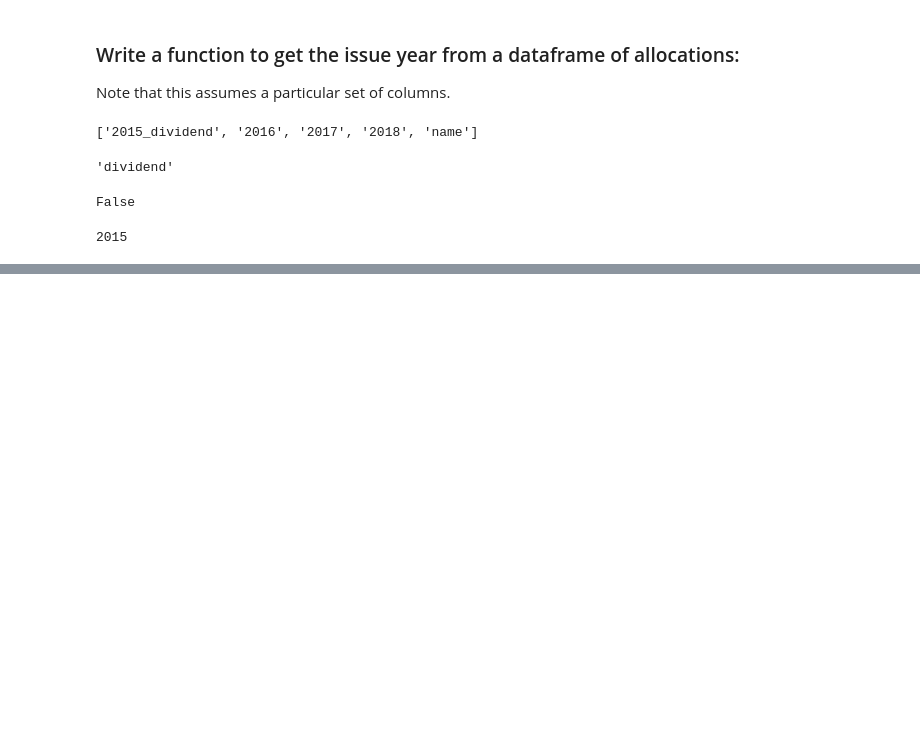
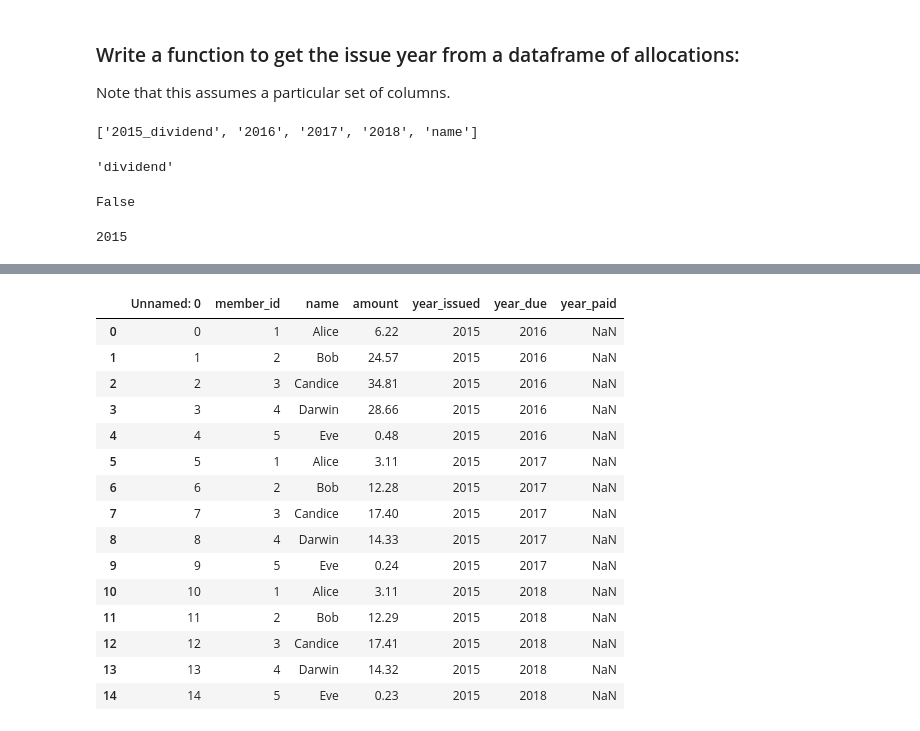
Before and after one commit to NathanielBlairStahn/sscofi, a Jupyter notebook: 05_sscofi_notices.ipynb, the cells around one changed output, grey strips where cells are left out. Drawn from its saved outputs; the diff is of its cells as text; code cells hidden in the pictures; blank space fills up the shorter version.

Commit message:
write two functions to list notices

```diff
--- a/05_sscofi_notices.ipynb
+++ b/05_sscofi_notices.ipynb
@@ -756,0 +857,19 @@ get_year_issued(allocations2015)
+# %%
+pd.read_csv('fake-notices-2015.csv')
+# %% [output]
+|  | Unnamed: 0 | member_id | name | amount | year_issued | year_due | year_paid |
+| 0 | 0 | 1 | Alice | 6.22 | 2015 | 2016 | NaN |
+| 1 | 1 | 2 | Bob | 24.57 | 2015 | 2016 | NaN |
+| 2 | 2 | 3 | Candice | 34.81 | 2015 | 2016 | NaN |
+| 3 | 3 | 4 | Darwin | 28.66 | 2015 | 2016 | NaN |
+| 4 | 4 | 5 | Eve | 0.48 | 2015 | 2016 | NaN |
+| 5 | 5 | 1 | Alice | 3.11 | 2015 | 2017 | NaN |
+| 6 | 6 | 2 | Bob | 12.28 | 2015 | 2017 | NaN |
+| 7 | 7 | 3 | Candice | 17.40 | 2015 | 2017 | NaN |
+| 8 | 8 | 4 | Darwin | 14.33 | 2015 | 2017 | NaN |
+| 9 | 9 | 5 | Eve | 0.24 | 2015 | 2017 | NaN |
+| 10 | 10 | 1 | Alice | 3.11 | 2015 | 2018 | NaN |
+| 11 | 11 | 2 | Bob | 12.29 | 2015 | 2018 | NaN |
+| 12 | 12 | 3 | Candice | 17.41 | 2015 | 2018 | NaN |
+| 13 | 13 | 4 | Darwin | 14.32 | 2015 | 2018 | NaN |
+| 14 | 14 | 5 | Eve | 0.23 | 2015 | 2018 | NaN |
```
Also changed, not shown: parts of 12 cells of this notebook, 1 other file.
